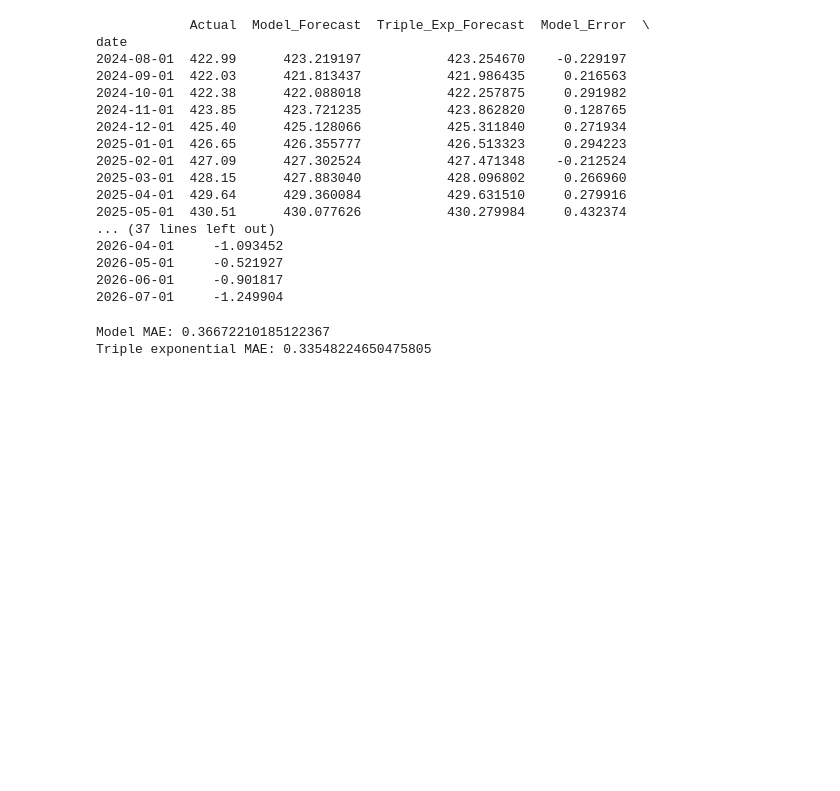
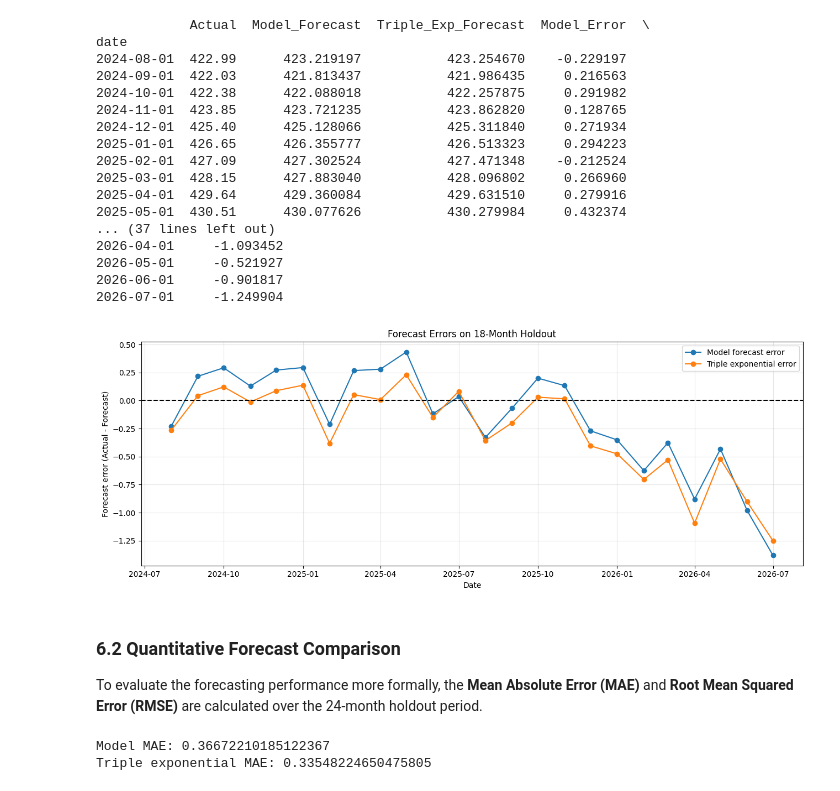
Before and after one commit to the-paulbear/noaa-greenhouse-gas-forecasting, a Jupyter notebook: time_series/CO2.ipynb, the cells around one changed output. Drawn from its saved outputs; the diff is of its cells as text; code cells hidden in the pictures; blank space fills up the shorter version.

```diff
--- a/time_series/CO2.ipynb
+++ b/time_series/CO2.ipynb
@@ -1226,6 +1229,28 @@ date
 2026-05-01     -0.521927
 2026-06-01     -0.901817
 2026-07-01     -1.249904
+# %%
+plt.figure(figsize=(13, 5))
+
+plt.plot(comparison.index,comparison["Model_Error"],marker="o",label="Model forecast error")
+
+plt.plot(comparison.index,comparison["Triple_Error"],marker="o",label="Triple exponential error")
+
+plt.axhline(0, color="black", linestyle="--")
+
+plt.ylabel("Forecast error (Actual - Forecast)")
+plt.xlabel("Date")
+plt.title("Forecast Errors on 18-Month Holdout")
+plt.legend()
+plt.grid(alpha=0.3)
+plt.tight_layout()
+plt.show()
+# %% [output]
+[figure, added]
+# %% [markdown]
+### **6.2 Quantitative Forecast Comparison**
+
+To evaluate the forecasting performance more formally, the **Mean Absolute Error (MAE)** and **Root Mean Squared Error (RMSE)** are calculated over the 24-month holdout period.
 # %%
 from sklearn.metrics import mean_absolute_error
 
```
Also changed, not shown: parts of 7 cells of this notebook.
